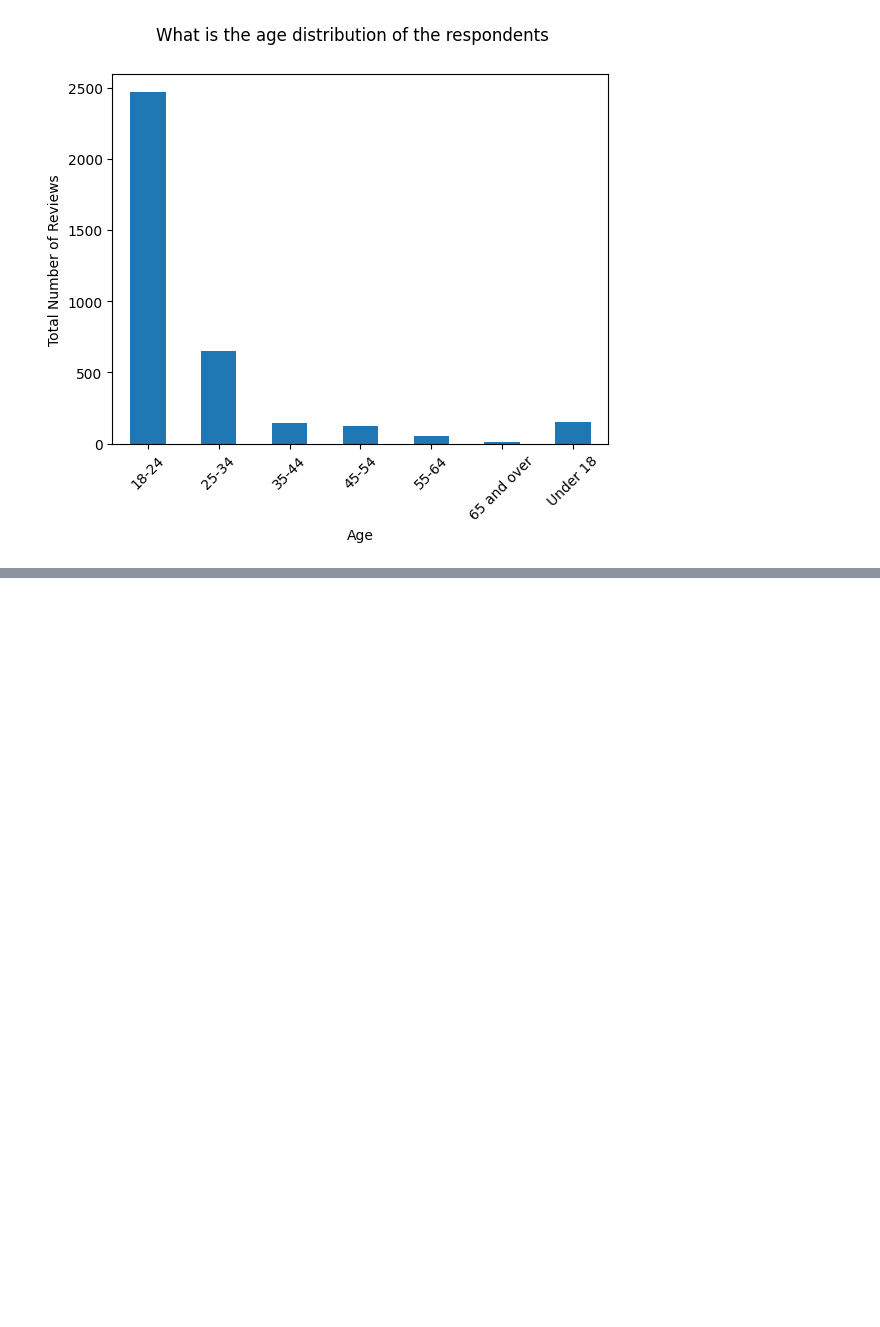
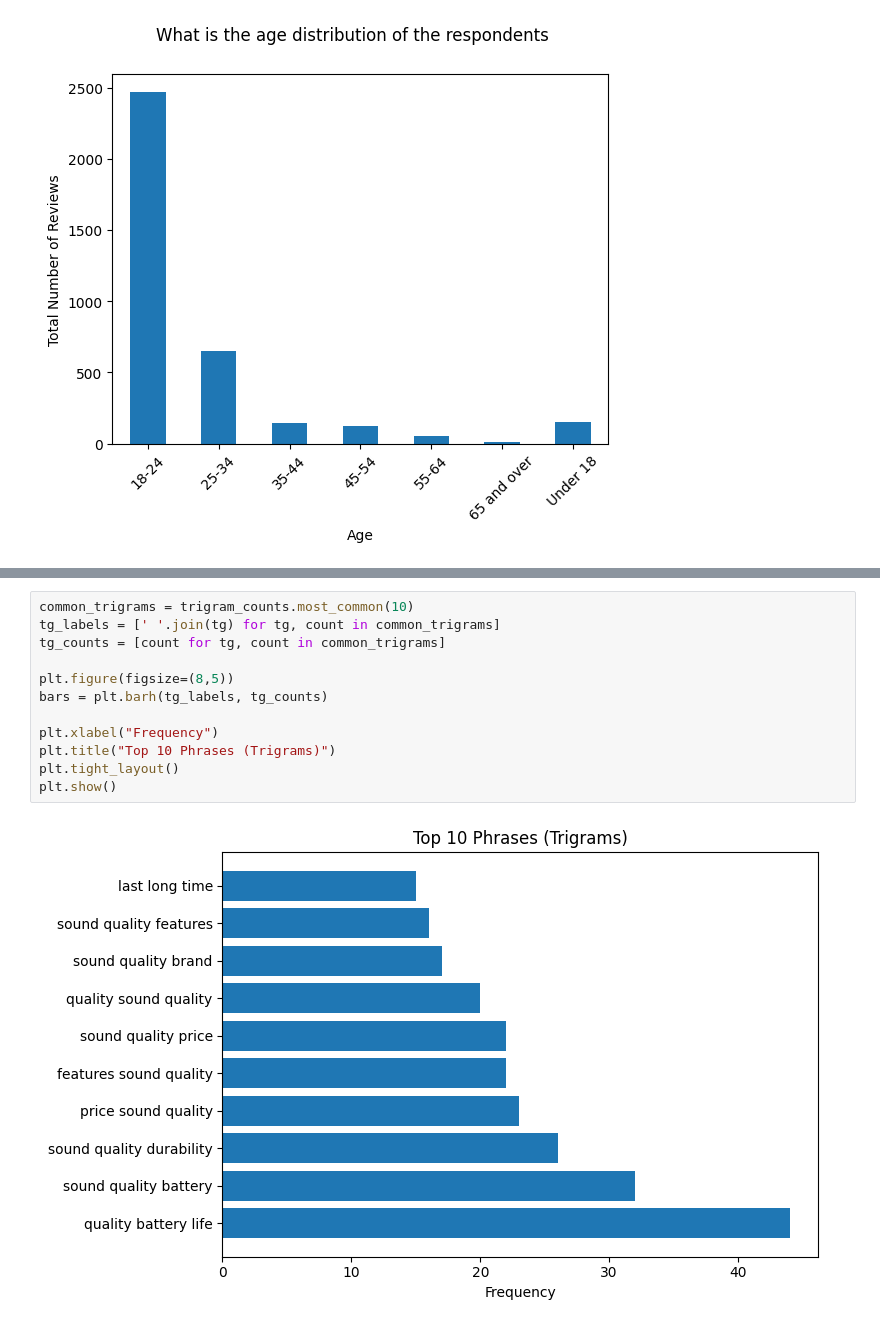
Before and after one commit to uwn-online/Customer-insight-analysis, a Jupyter notebook: notebooks/customer_insight_analysis.ipynb, the cells around one changed output, grey strips where cells are left out. Drawn from its saved outputs; the diff is of its cells as text; blank space fills up the shorter version.

```diff
--- a/notebooks/customer_insight_analysis.ipynb
+++ b/notebooks/customer_insight_analysis.ipynb
@@ -383,0 +563,14 @@ plt.xticks(rotation=45);
+# %%
+common_trigrams = trigram_counts.most_common(10)
+tg_labels = [' '.join(tg) for tg, count in common_trigrams]
+tg_counts = [count for tg, count in common_trigrams]
+
+plt.figure(figsize=(8,5))
+bars = plt.barh(tg_labels, tg_counts)
+
+plt.xlabel("Frequency")
+plt.title("Top 10 Phrases (Trigrams)")
+plt.tight_layout()
+plt.show()
+# %% [output]
+[figure, added]
```
Also changed, not shown: parts of 19 cells of this notebook.
